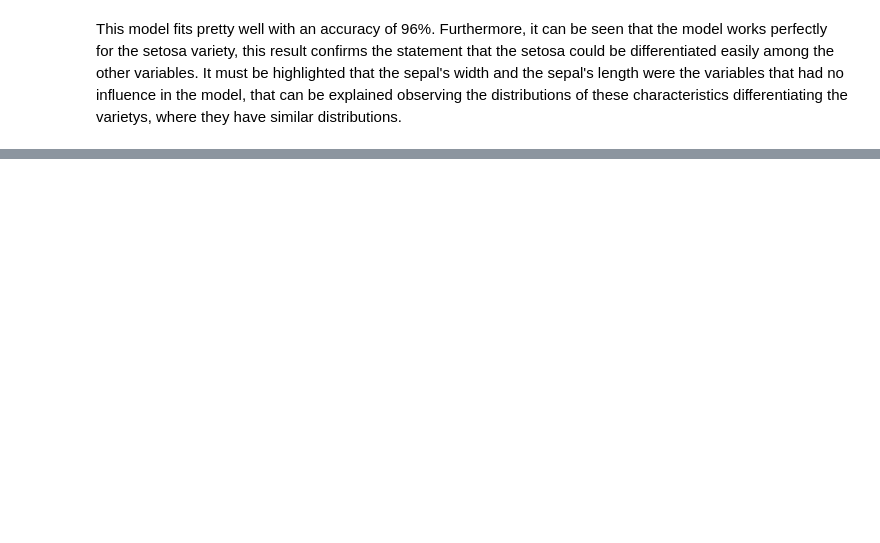
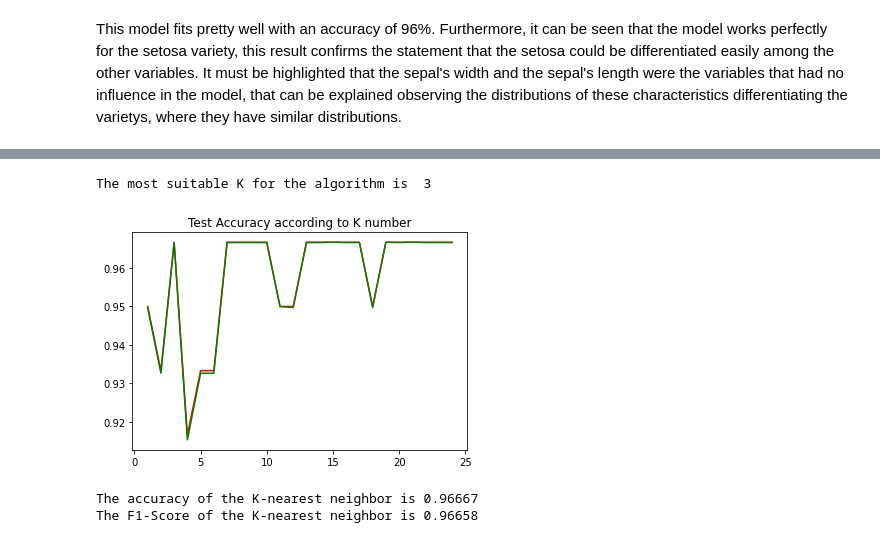
Before and after one commit to mcaroc/Projects, a Jupyter notebook: Classification/Iris_Classification.ipynb, the cells around one changed output, grey strips where cells are left out. Cells and saved outputs as stored; diff of their text form; code cells hidden in the pictures; blank space fills up the shorter version.

```diff
--- a/Classification/Iris_Classification.ipynb
+++ b/Classification/Iris_Classification.ipynb
@@ -293,0 +296,24 @@ This model fits pretty well with an accuracy of 96%. Furthermore, it can be seen
+# %%
+K_search_acc = []
+K_search_f1score = []
+K_search = []
+for i in range (1,25):
+    neigh = KNeighborsClassifier(n_neighbors=i)
+    neigh.fit(X_train, y_train)
+    prediction=neigh.predict(X_test)
+    K_search.append(i)
+    K_search_acc.append(metrics.accuracy_score(prediction,y_test))
+    K_search_f1score.append(metrics.f1_score(y_test,prediction,average='weighted'))
+
+
+
+print("The most suitable K for the algorithm is ",K_search_acc.index(max(K_search_acc))+1)
+# %% [output]
+The most suitable K for the algorithm is  3
+# %%
+plt.title('Test Accuracy according to K number')
+plt.plot(K_search, K_search_acc, 'r') # plotting t, a separately
+plt.plot(K_search, K_search_f1score, 'g') # plotting t, a separately
+plt.show()
+# %% [output]
+[figure, added]
@@ -293,0 +324,6 @@ This model fits pretty well with an accuracy of 96%. Furthermore, it can be seen
+# %%
+print('The accuracy of the K-nearest neighbor is',"{:.5f}".format(metrics.accuracy_score(prediction,y_test)))
+print('The F1-Score of the K-nearest neighbor is',"{:.5f}".format(metrics.f1_score(y_test,prediction,average='weighted')))
+# %% [output]
+The accuracy of the K-nearest neighbor is 0.96667
+The F1-Score of the K-nearest neighbor is 0.96658
```
Also changed, not shown: parts of 9 cells of this notebook.
